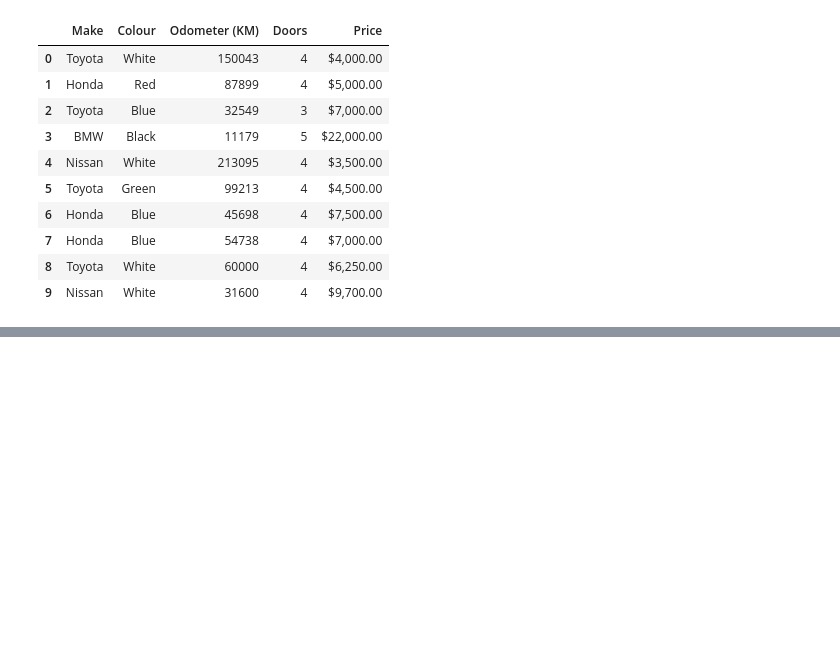
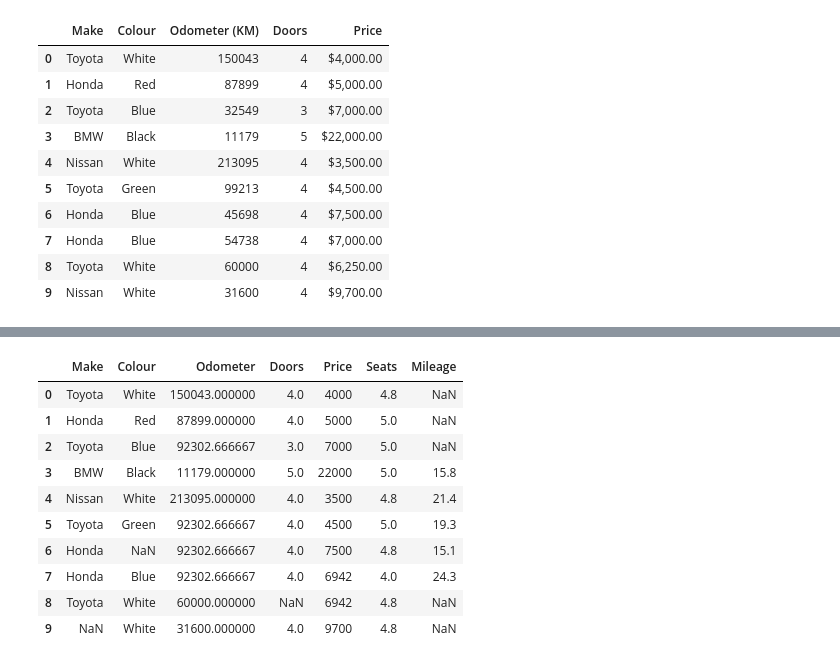
Before and after one commit to asrjy/ml-z2m, a Jupyter notebook: pandas_introduction/intro.ipynb, the cells around one changed output, grey strips where cells are left out. Cells and saved outputs as stored; diff of their text form; code cells hidden in the pictures; blank space fills up the shorter version.

```diff
--- a/pandas_introduction/intro.ipynb
+++ b/pandas_introduction/intro.ipynb
@@ -61,0 +425,3 @@ car_sales
+# %%
+seats_column = pd.Series([5,5,4,5,5], index = [1,3,7,2,5])
+seats_column
@@ -61,0 +435,3 @@ car_sales
+# %%
+car_sales_missing["Seats"] = seats_column
+car_sales_missing
@@ -61,0 +450,4 @@ car_sales
+# %%
+car_sales_missing.Price.fillna("$6,942", inplace=True)
+car_sales_missing.Price = car_sales_missing.Price.str.replace("[\$,]",'').astype(int)
+car_sales_missing
@@ -61,0 +466,19 @@ car_sales
+# %%
+mileage = pd.Series([15.1,21.4,19.3,15.8,24.3], index=[6,4,5,3,7])
+car_sales_missing["Mileage"] = mileage
+car_sales_missing.Seats.fillna(car_sales_missing.Seats.mean(),inplace=True)
+car_sales_missing.Mileage.fillna(15.4, inplace = True)
+# %%
+car_sales_missing
+# %% [output]
+|  | Make | Colour | Odometer | Doors | Price | Seats | Mileage |
+| 0 | Toyota | White | 150043.000000 | 4.0 | 4000 | 4.8 | NaN |
+| 1 | Honda | Red | 87899.000000 | 4.0 | 5000 | 5.0 | NaN |
+| 2 | Toyota | Blue | 92302.666667 | 3.0 | 7000 | 5.0 | NaN |
+| 3 | BMW | Black | 11179.000000 | 5.0 | 22000 | 5.0 | 15.8 |
+| 4 | Nissan | White | 213095.000000 | 4.0 | 3500 | 4.8 | 21.4 |
+| 5 | Toyota | Green | 92302.666667 | 4.0 | 4500 | 5.0 | 19.3 |
+| 6 | Honda | NaN | 92302.666667 | 4.0 | 7500 | 4.8 | 15.1 |
+| 7 | Honda | Blue | 92302.666667 | 4.0 | 6942 | 4.0 | 24.3 |
+| 8 | Toyota | White | 60000.000000 | NaN | 6942 | 4.8 | NaN |
+| 9 | NaN | White | 31600.000000 | 4.0 | 9700 | 4.8 | NaN |
```
Also changed, not shown: parts of 48 cells of this notebook, 1 other file.
